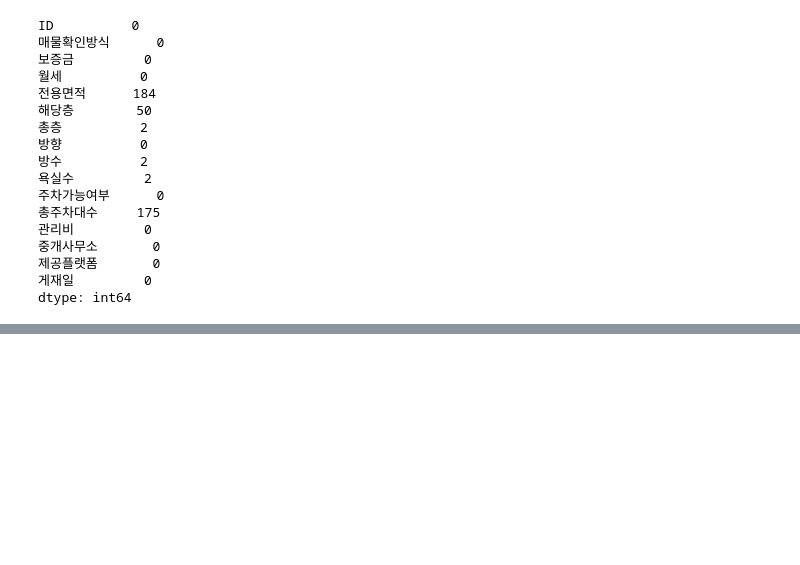
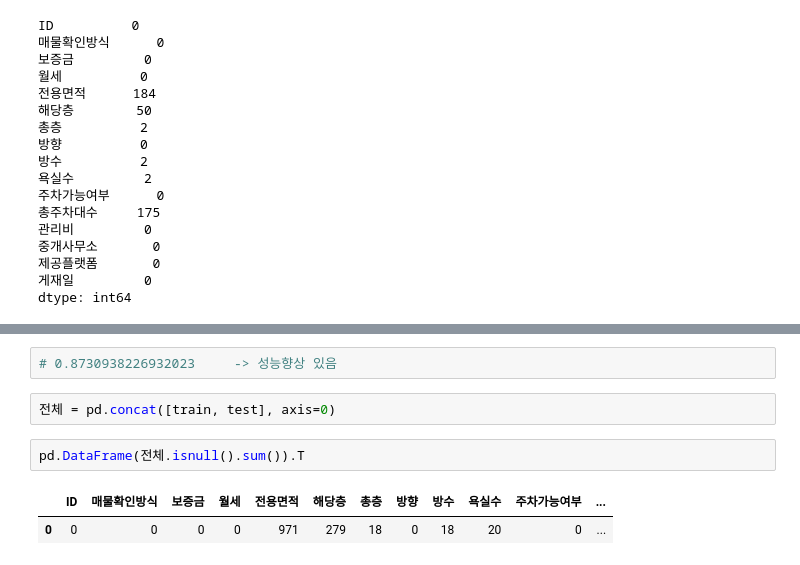
Before and after one commit to Salamamder/project_jericho, a Jupyter notebook: 임시이름.ipynb, the cells around one changed output, grey strips where cells are left out. Cells and saved outputs as stored; diff of their text form; blank space fills up the shorter version.

```diff
--- a/임시이름.ipynb
+++ b/임시이름.ipynb
@@ -626,0 +726,9 @@ dtype: int64
+# %%
+# 0.8730938226932023     -> 성능향상 있음
+# %%
+전체 = pd.concat([train, test], axis=0)
+# %%
+pd.DataFrame(전체.isnull().sum()).T
+# %% [output]
+|  | ID | 매물확인방식 | 보증금 | 월세 | 전용면적 | 해당층 | 총층 | 방향 | 방수 | 욕실수 | 주차가능여부 | ... |
+| 0 | 0 | 0 | 0 | 0 | 971 | 279 | 18 | 0 | 18 | 20 | 0 | ... |
```
Also changed, not shown: parts of 12 cells of this notebook, 2 other files.
